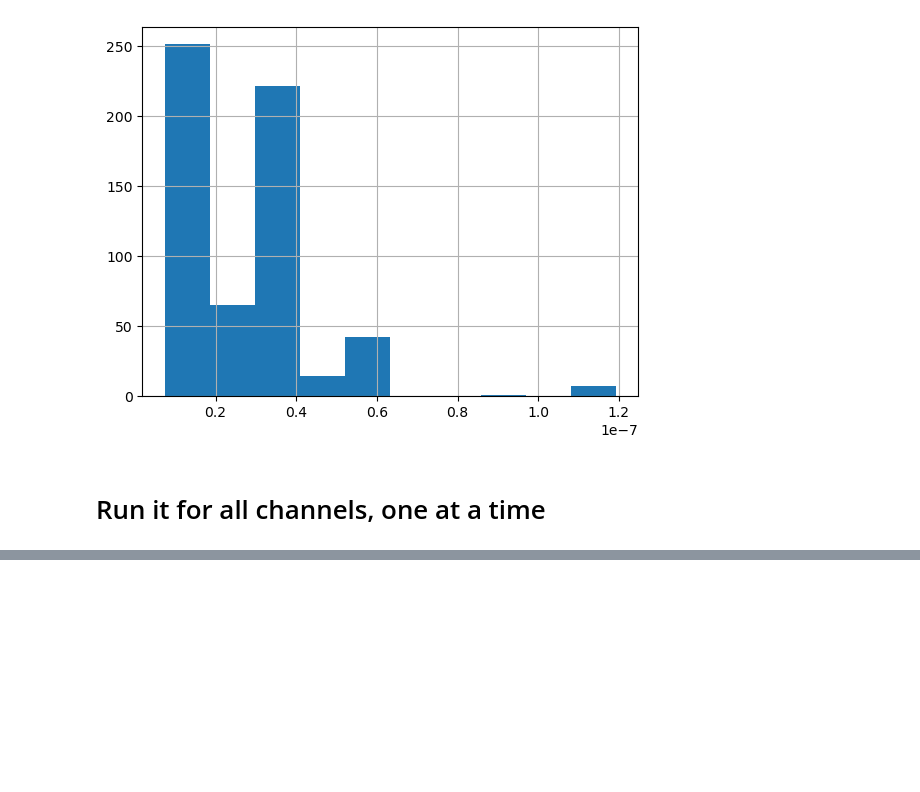
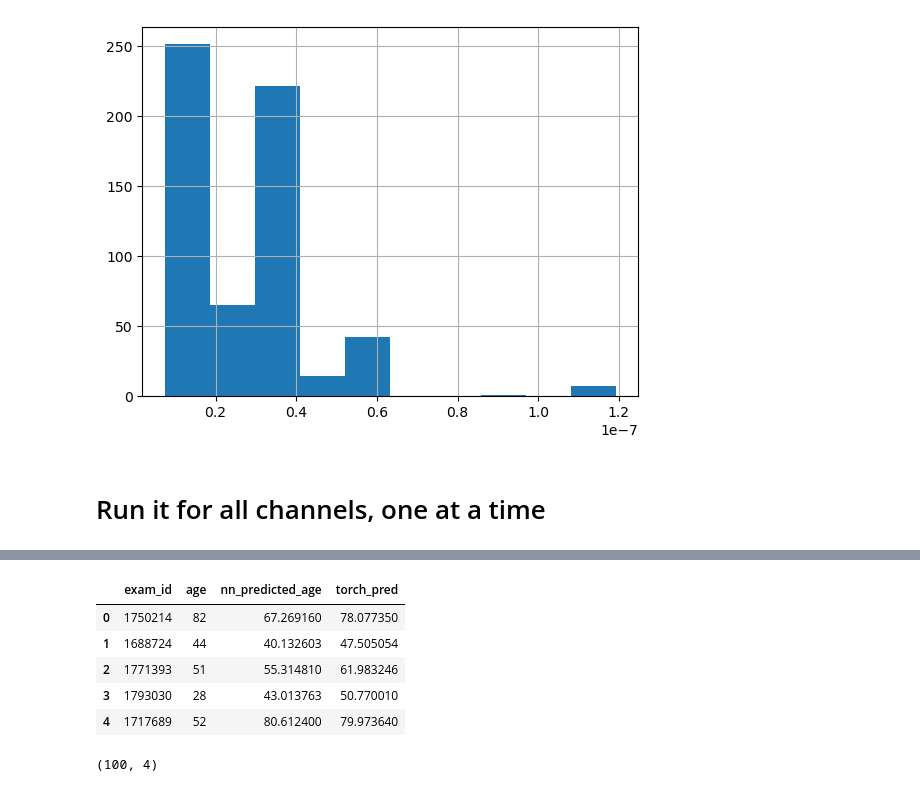
Before and after one commit to sanhitamj/ecg_unravel, a Jupyter notebook: notebooks/n_chan_removal.ipynb, the cells around one changed output, grey strips where cells are left out. Drawn from its saved outputs; the diff is of its cells as text; code cells hidden in the pictures; blank space fills up the shorter version.

```diff
--- a/notebooks/n_chan_removal.ipynb
+++ b/notebooks/n_chan_removal.ipynb
@@ -224,8 +231,17 @@ for chans in two_chan_combs:
 # %%
-df_ = pd.read_csv("data/n_chan_removal/two_chan/prediction_chan0_9.csv")
+df_ = pd.read_csv("../data/n_chan_removal/chan_2/prediction_chan_0_1.csv")
 df_.head()
+# %% [output]
+|  | exam_id | age | nn_predicted_age | torch_pred |
+| 0 | 1750214 | 82 | 67.269160 | 78.077350 |
+| 1 | 1688724 | 44 | 40.132603 | 47.505054 |
+| 2 | 1771393 | 51 | 55.314810 | 61.983246 |
+| 3 | 1793030 | 28 | 43.013763 | 50.770010 |
+| 4 | 1717689 | 52 | 80.612400 | 79.973640 |
 # %%
-df.shape
+df_.shape
+# %% [output]
+(100, 4)
 # %%
 
 for chans in two_chan_combs:
```
Also changed, not shown: parts of 15 cells of this notebook, 3 other files.
